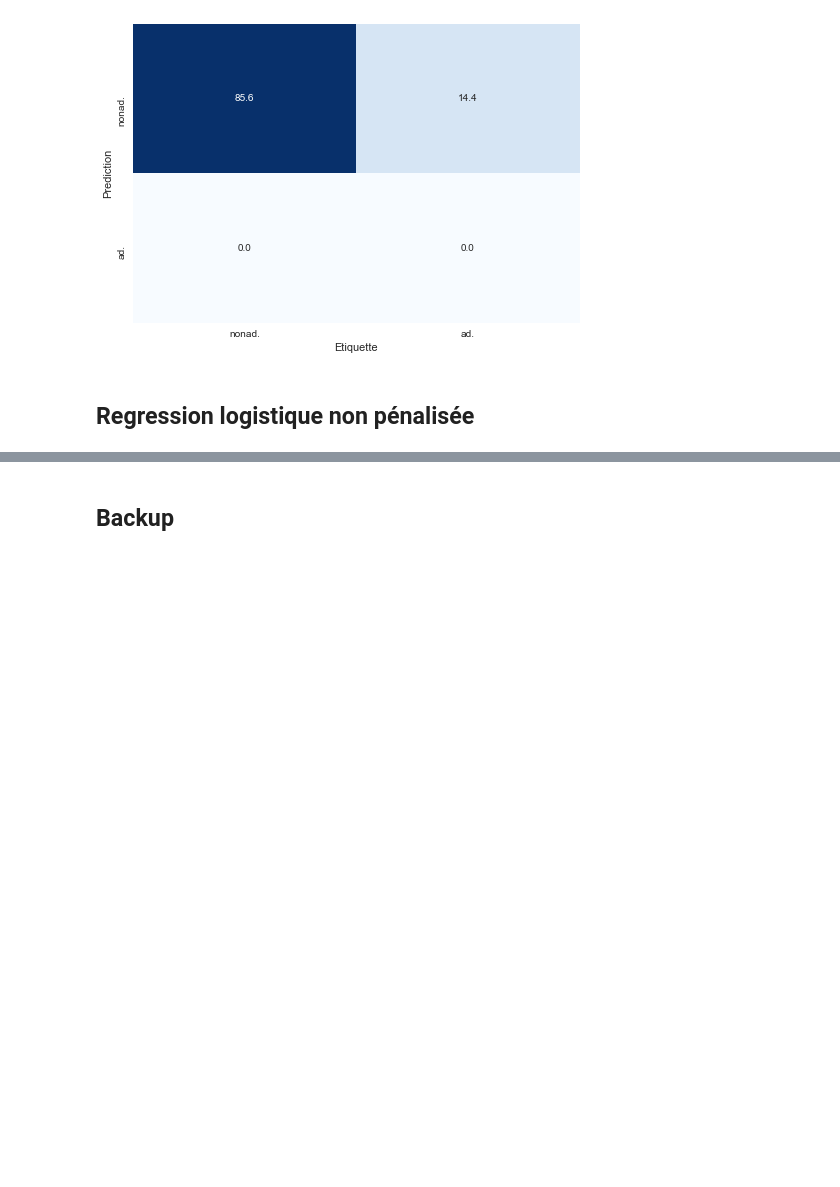
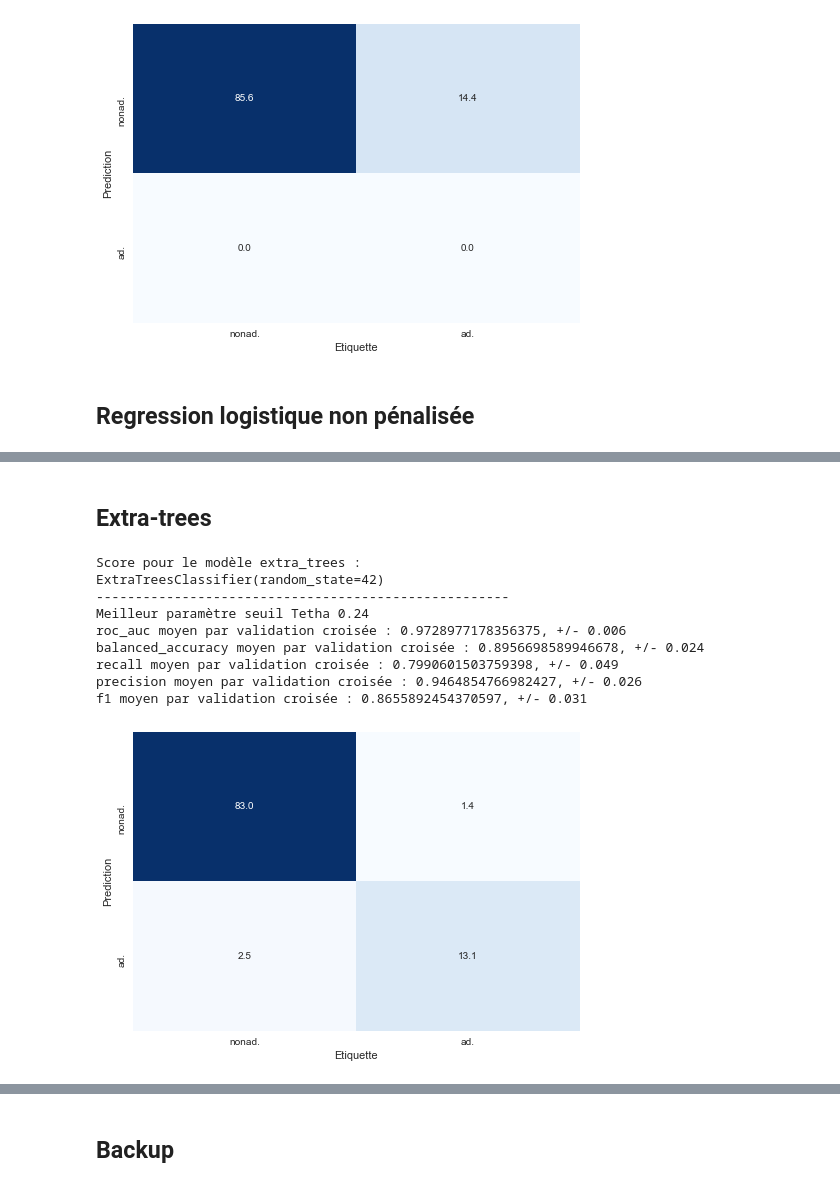
Before and after one commit to cedricsoares/cnam-sta211-entreposage-et-fouille-de-donnees-projet-final, a Jupyter notebook: exploration.ipynb, the cells around one changed output, grey strips where cells are left out. Saved outputs shown, nothing was run; the diff lists cells and outputs as text; code cells hidden in the pictures; blank space fills up the shorter version.

```diff
--- a/exploration.ipynb
+++ b/exploration.ipynb
@@ -732,0 +811,19 @@ f1 moyen de la validation croisée : 0.8670738525695716, +/- 0.062
+# %% [markdown]
+## Extra-trees
+# %%
+from sklearn.ensemble import ExtraTreesClassifier
+et = ExtraTreesClassifier(random_state=42)
+et.fit(X_train, y_train)
+models['extra_trees'] = et
+print_metrics(et, X=X_train, y=y_train, label='extra_trees')
+# %% [output]
+Score pour le modèle extra_trees :
+ExtraTreesClassifier(random_state=42)
+-----------------------------------------------------
+Meilleur paramètre seuil Tetha 0.24
+roc_auc moyen par validation croisée : 0.9728977178356375, +/- 0.006
+balanced_accuracy moyen par validation croisée : 0.8956698589946678, +/- 0.024
+recall moyen par validation croisée : 0.7990601503759398, +/- 0.049
+precision moyen par validation croisée : 0.9464854766982427, +/- 0.026
+f1 moyen par validation croisée : 0.8655892454370597, +/- 0.031
+[figure, added]
```
Also changed, not shown: parts of 42 cells of this notebook, 1 other file.
